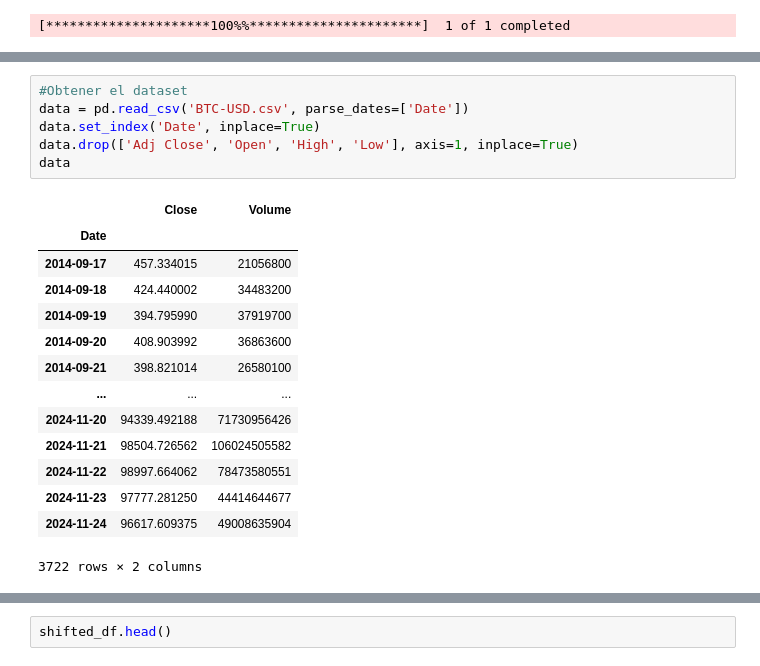
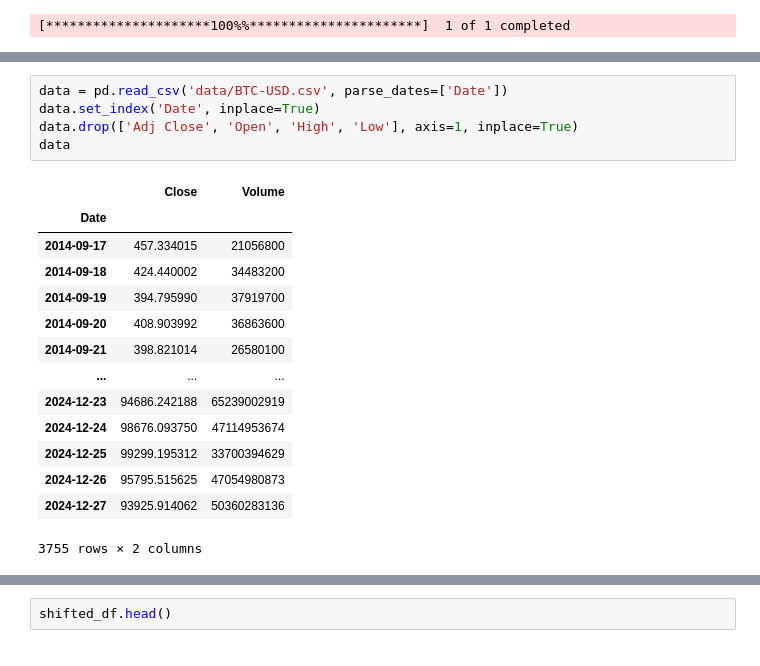
Before and after one commit to Ivo196/BTC-Forecasting-in-PyTorch-with-LSTM, a Jupyter notebook: Crypto price forecasting using LSTM.ipynb, the cells around one changed output, grey strips where cells are left out. Drawn from its saved outputs; the diff is of its cells as text.

```diff
--- a/Crypto price forecasting using LSTM.ipynb
+++ b/Crypto price forecasting using LSTM.ipynb
@@ -34,23 +38,22 @@ data.head()
 | 2014-09-20 | 394.673004 | 423.295990 | 389.882996 | 408.903992 | 408.903992 | 36863600 |
 | 2014-09-21 | 408.084991 | 412.425995 | 393.181000 | 398.821014 | 398.821014 | 26580100 |
 # %%
-#Obtener el dataset
-data = pd.read_csv('BTC-USD.csv', parse_dates=['Date'])
+data = pd.read_csv('data/BTC-USD.csv', parse_dates=['Date'])
 data.set_index('Date', inplace=True)
 data.drop(['Adj Close', 'Open', 'High', 'Low'], axis=1, inplace=True)
 data
 # %% [output]
 |  | Close | Volume |
 | Date |  |  |
 | 2014-09-17 | 457.334015 | 21056800 |
 | 2014-09-18 | 424.440002 | 34483200 |
 | 2014-09-19 | 394.795990 | 37919700 |
 | 2014-09-20 | 408.903992 | 36863600 |
 | 2014-09-21 | 398.821014 | 26580100 |
 | ... | ... | ... |
-| 2024-11-20 | 94339.492188 | 71730956426 |
-| 2024-11-21 | 98504.726562 | 106024505582 |
-| 2024-11-22 | 98997.664062 | 78473580551 |
-| 2024-11-23 | 97777.281250 | 44414644677 |
-| 2024-11-24 | 96617.609375 | 49008635904 |
+| 2024-12-23 | 94686.242188 | 65239002919 |
+| 2024-12-24 | 98676.093750 | 47114953674 |
+| 2024-12-25 | 99299.195312 | 33700394629 |
+| 2024-12-26 | 95795.515625 | 47054980873 |
+| 2024-12-27 | 93925.914062 | 50360283136 |
-3722 rows × 2 columns
+3755 rows × 2 columns
```
Also changed, not shown: parts of 28 cells of this notebook.
